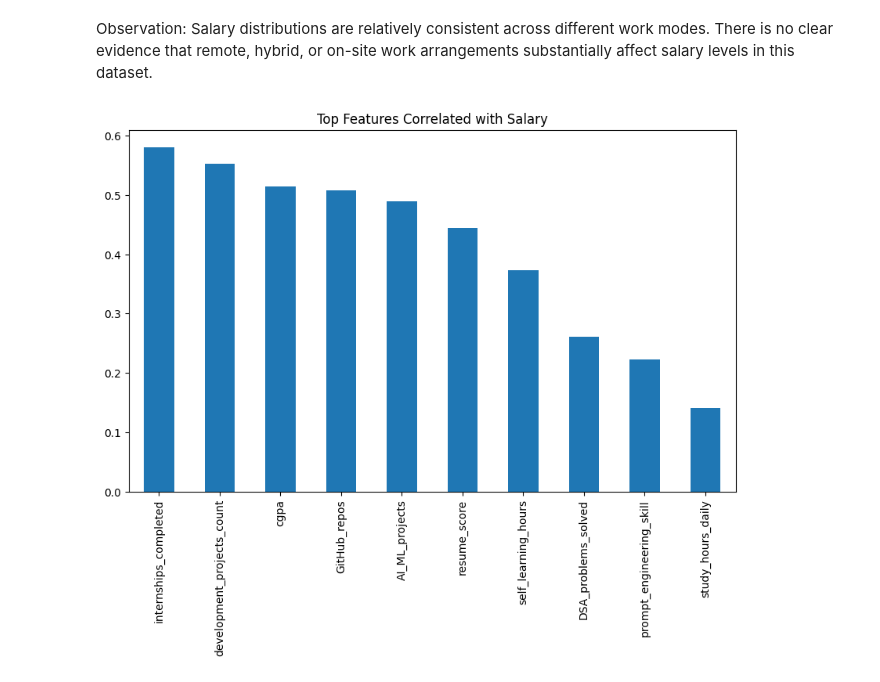
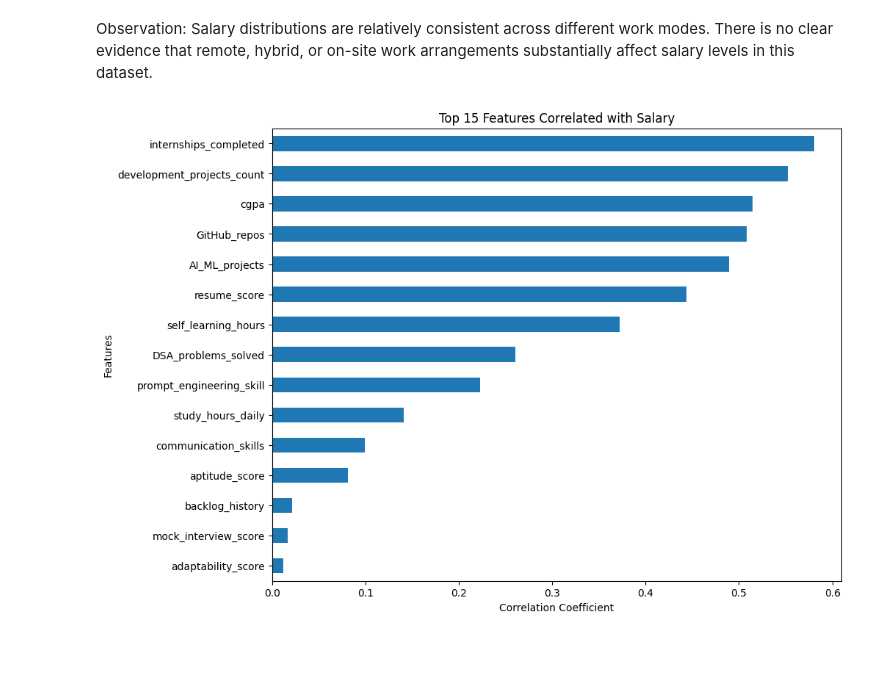
Before and after one commit to DasithiJayasinghe/Student-Career-Success-Analytics, a Jupyter notebook: notebooks/Salary_Prediction.ipynb, the cells around one changed output. Saved outputs shown, nothing was run; the diff lists cells and outputs as text; code cells hidden in the pictures; blank space fills up the shorter version.

```diff
--- a/notebooks/Salary_Prediction.ipynb
+++ b/notebooks/Salary_Prediction.ipynb
@@ -421,20 +425,30 @@ plt.show()
 Observation: Salary distributions are relatively consistent across different work modes. There is no clear evidence that remote, hybrid, or on-site work arrangements substantially affect salary levels in this dataset.
 # %%
 #Top Numerical features correlated with salary
-corr_salary = (
+salary_corr = (
     salary_df
     .select_dtypes(include='number')
     .corr()['salary_lpa']
     .drop('salary_lpa')
     .sort_values(ascending=False)
 )
 
-plt.figure(figsize=(10,6))
+fig = plt.figure(figsize=(10,8))
 
-corr_salary.head(10).plot(kind='bar')
+salary_corr.head(15).sort_values().plot(
+    kind='barh'
+)
 
-plt.title('Top Features Correlated with Salary')
+plt.title('Top 15 Features Correlated with Salary')
+plt.xlabel('Correlation Coefficient')
+plt.ylabel('Features')
+
+fig.savefig(
+    'salary_correlations.png',
+    dpi=300,
+    bbox_inches='tight'
+)
 
 plt.show()
 # %% [output]
-[figure, old version]
+[figure, new version]
```
Also changed, not shown: parts of 14 cells of this notebook.
